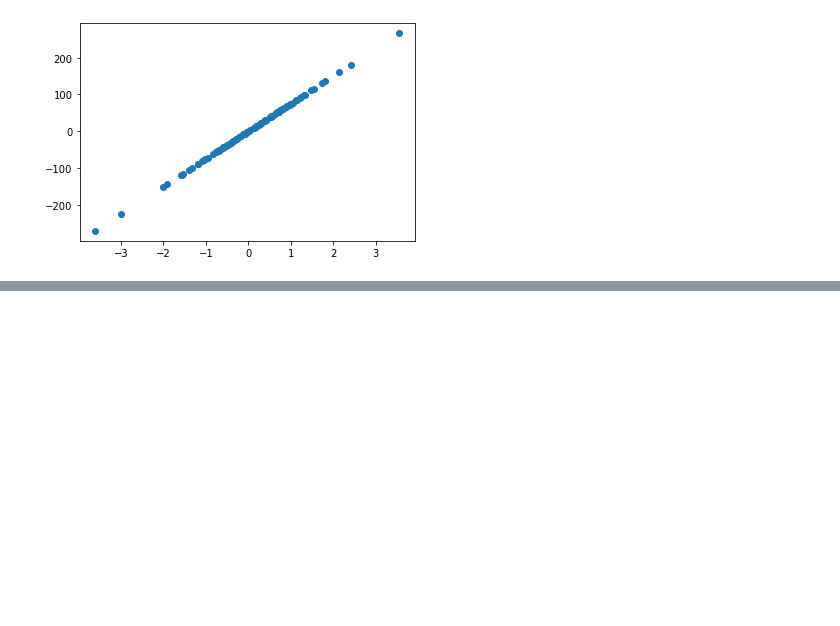
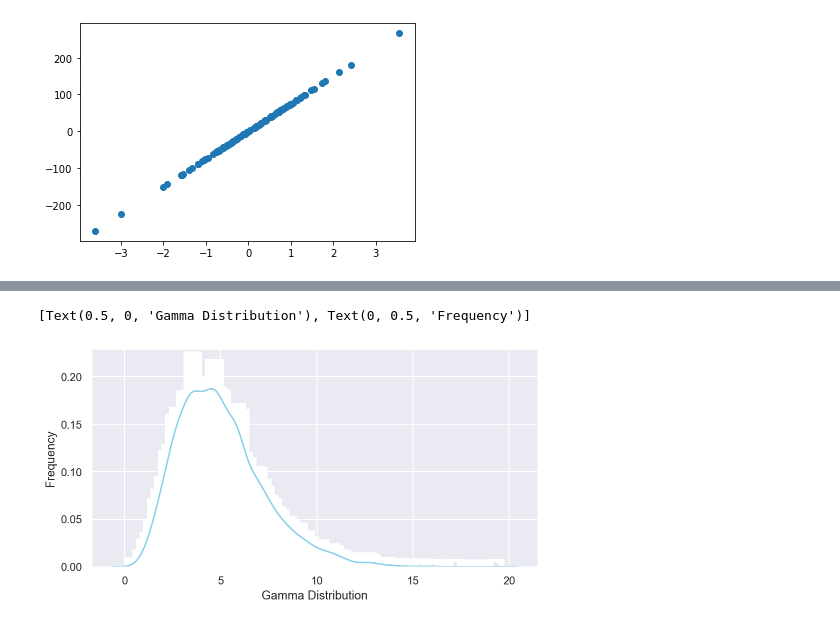
Before and after one commit to EamonnOCearnaigh/LinearRegression, a Jupyter notebook: Exploring dataset generation.ipynb, the cells around one changed output, grey strips where cells are left out. Cells and saved outputs as stored; diff of their text form; code cells hidden in the pictures; blank space fills up the shorter version.

```diff
--- a/Exploring dataset generation.ipynb
+++ b/Exploring dataset generation.ipynb
@@ -167,0 +206,17 @@ Generate a swiss roll dataset.
+# %%
+#Gamma distribution
+
+from scipy.stats import gamma
+
+data_gamma = gamma.rvs(a=5, size=10000)
+
+ax = sns.distplot(data_gamma,
+                  kde=True,
+                  bins=100,
+                  color='skyblue',
+                  hist_kws={"linewidth": 15,'alpha':1})
+
+ax.set(xlabel='Gamma Distribution', ylabel='Frequency')
+# %% [output]
+[Text(0.5, 0, 'Gamma Distribution'), Text(0, 0.5, 'Frequency')]
+[figure, added]
```
Also changed, not shown: parts of 19 cells of this notebook.
